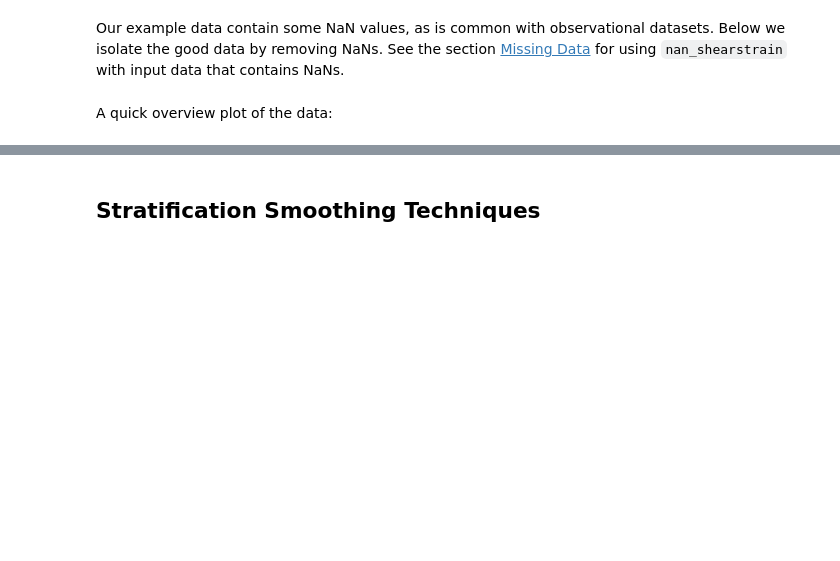
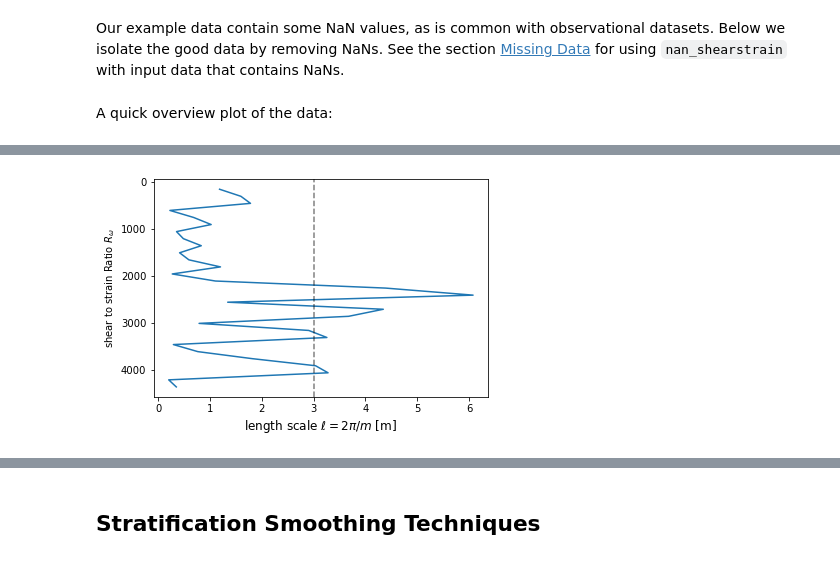
Before and after one commit to modscripps/mixsea, a Jupyter notebook: docs/shearstrain.ipynb, the cells around one changed output, grey strips where cells are left out. Saved outputs shown, nothing was run; the diff lists cells and outputs as text; code cells hidden in the pictures; blank space fills up the shorter version.

```diff
--- a/docs/shearstrain.ipynb
+++ b/docs/shearstrain.ipynb
@@ -60,0 +226,8 @@ ax[0].invert_yaxis()
+# %%
+plt.plot(diag['Rwtot'], diag['depth_bin'])
+plt.xlabel(r"length scale $\ell = 2\pi/m$ [m]", fontsize=12)
+plt.ylabel("shear to strain Ratio $R_{\omega}$")
+plt.axvline(3., color="k", linestyle="--", alpha=0.5)
+plt.gca().invert_yaxis()
+# %% [output]
+[figure, added]
```
Also changed, not shown: parts of 19 cells of this notebook, 3 other files.
